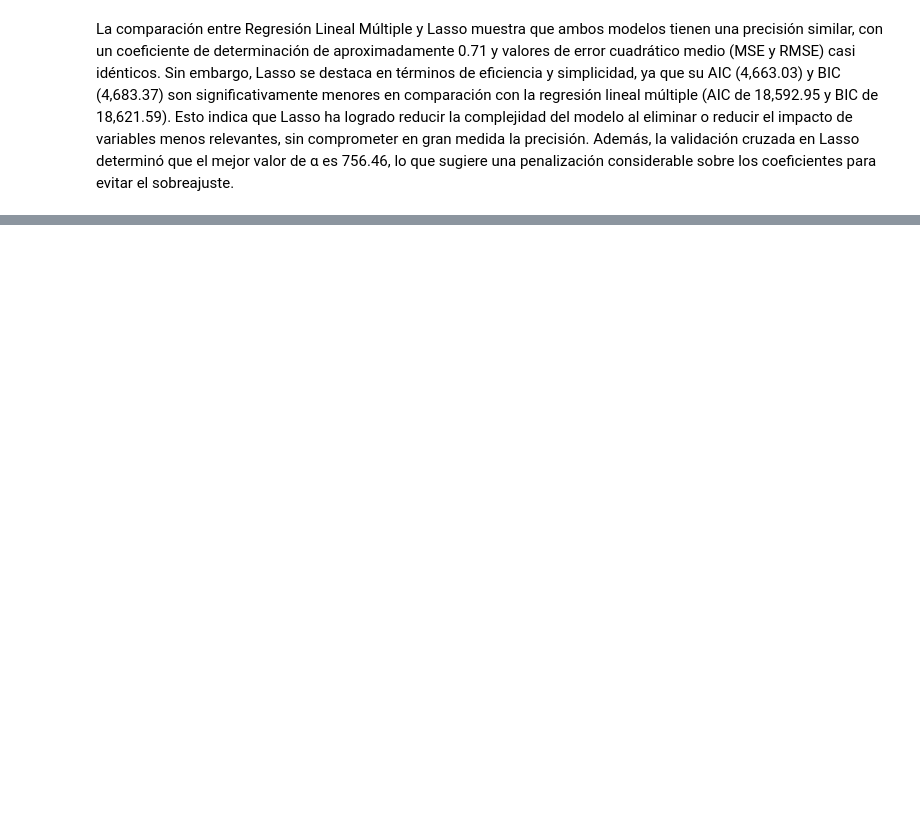
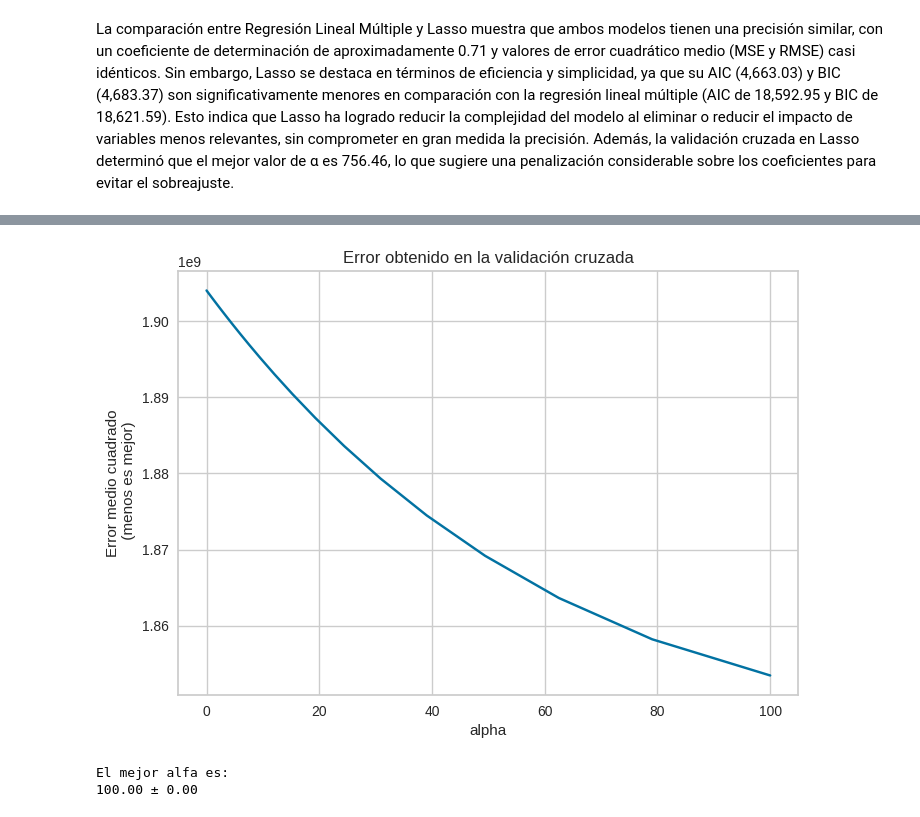
Before and after one commit to DanielRasho/MD-Proyecto2, a Jupyter notebook: main.ipynb, the cells around one changed output, grey strips where cells are left out. Saved outputs shown, nothing was run; the diff lists cells and outputs as text; code cells hidden in the pictures; blank space fills up the shorter version.

Commit message:
feat: add ridge model

```diff
--- a/main.ipynb
+++ b/main.ipynb
@@ -738,0 +744,28 @@ La comparación entre Regresión Lineal Múltiple y Lasso muestra que ambos mode
+# %%
+alphas = np.logspace(-3, 2, num=50) # Creates 20 alphas from 0.01 to 1
+ridge = make_pipeline(StandardScaler(),
+                      RidgeCV(alphas=alphas, store_cv_results=True)) # Instantiate RidgeModel with Cross validation
+
+# Define data set, from original set
+X_variables_total = df_cleaned[numeric_variables].values
+SalePrice_total = df_cleaned['SalePrice'].values.reshape(-1, 1)
+
+# Cretes 5 training sets
+cv = ShuffleSplit(n_splits=5, random_state=1)
+cv_results = cross_validate(ridge, X_variables_total, SalePrice_total,
+                            cv=cv, scoring="neg_mean_squared_error",
+                            return_train_score=True,
+                            return_estimator=True, n_jobs=2) # cross validate ridge
+
+train_error = -cv_results["train_score"]
+print(f"Error medio cuadrado de la regresión con datos de entrenamiento:\n"
+      f"{train_error.mean():.3f} ± {train_error.std():.3f}")
+
+test_error = -cv_results["test_score"]
+print(f"Error medio cuadrado de la regresion con los datos de prueba:\n"
+      f"{test_error.mean():.3f} ± {test_error.std():.3f}")
+mse_alphas = np.mean([est[-1].cv_results_.mean(axis=0) for est in cv_results["estimator"]], axis=0)
+cv_alphas = pd.DataFrame(mse_alphas.reshape(1, -1), columns=alphas)
+
+cv_alphas = pd.DataFrame(mse_alphas, columns=alphas)
+cv_alphas.T.head()
@@ -738,0 +785,14 @@ La comparación entre Regresión Lineal Múltiple y Lasso muestra que ambos mode
+# %%
+cv_alphas.mean(axis=0).plot(marker="+")
+plt.ylabel("Error medio cuadrado\n (menos es mejor)")
+plt.xlabel("alpha")
+_ = plt.title("Error obtenido en la validación cruzada")
+# %% [output]
+[figure, added]
+# %%
+best_alpha = [est[-1].alpha_ for est in cv_results["estimator"]]
+print(f"El mejor alfa es:\n"
+      f"{np.mean(best_alpha):.2f} ± {np.std(best_alpha):.2f}")
+# %% [output]
+El mejor alfa es:
+100.00 ± 0.00
```
Also changed, not shown: parts of 11 cells of this notebook.
